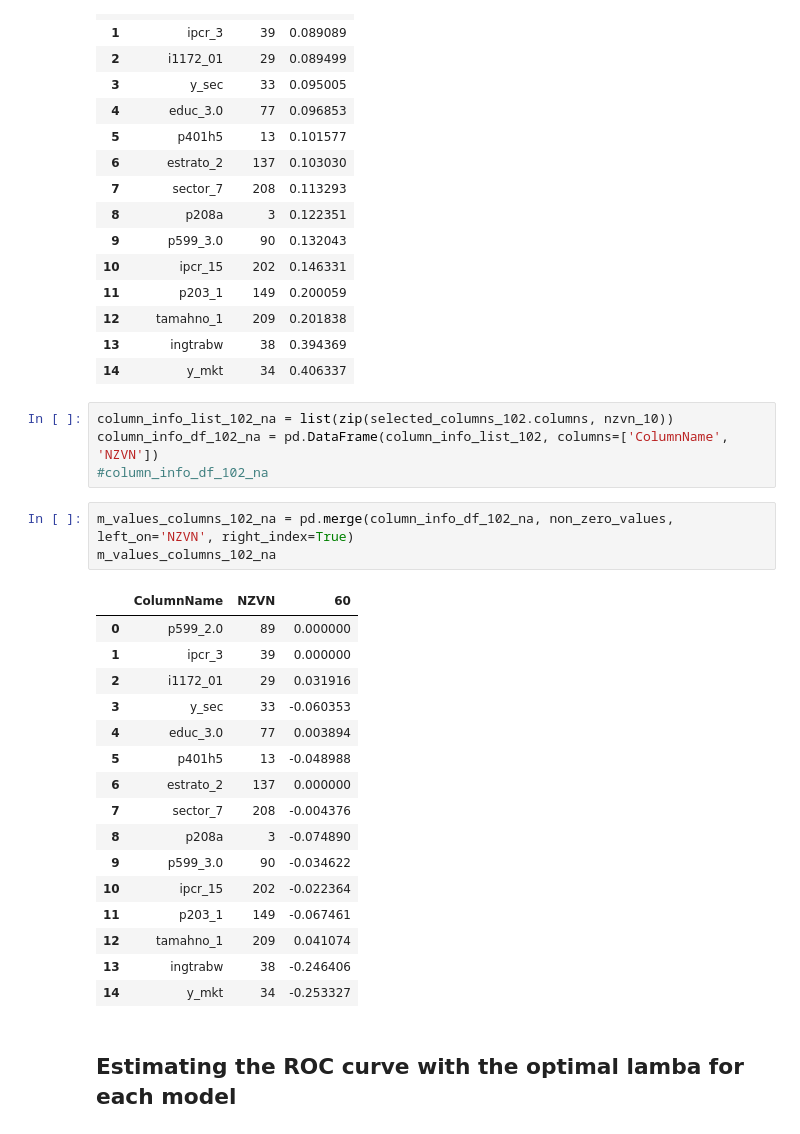
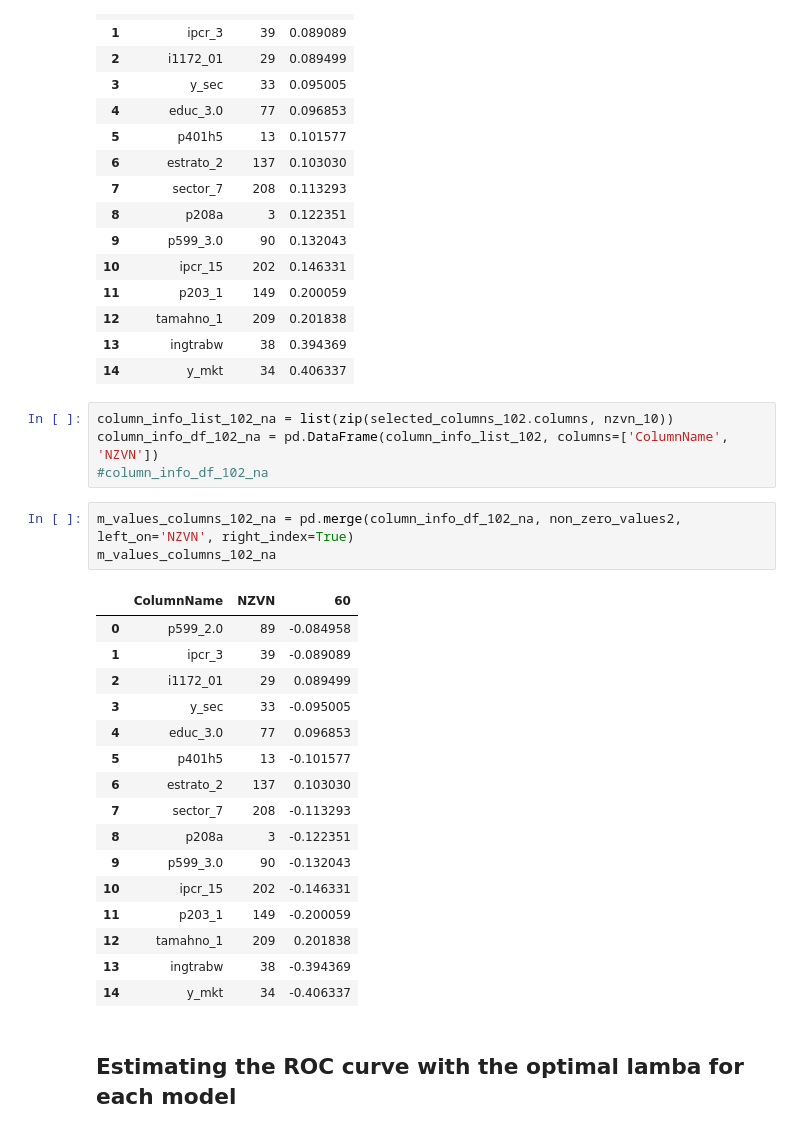
Before and after one commit to stephyriega/vulnerabilidad_empleo_urbano_mujeres, a Jupyter notebook: src/02_estimating_models/tesis_final_1_150224-replicating.ipynb, the cells around one changed output. Saved outputs shown, nothing was run; the diff lists cells and outputs as text.

```diff
--- a/src/02_estimating_models/tesis_final_1_150224-replicating.ipynb
+++ b/src/02_estimating_models/tesis_final_1_150224-replicating.ipynb
@@ -806,30 +806,30 @@ m_values_columns_102
 | 12 | tamahno_1 | 209 | 0.201838 |
 | 13 | ingtrabw | 38 | 0.394369 |
 | 14 | y_mkt | 34 | 0.406337 |
-# %%
-column_info_list_102_na = list(zip(selected_columns_102.columns, nzvn_10))
-column_info_df_102_na = pd.DataFrame(column_info_list_102, columns=['ColumnName', 'NZVN'])
-#column_info_df_102_na
-# %%
-m_values_columns_102_na = pd.merge(column_info_df_102_na, non_zero_values, left_on='NZVN', right_index=True)
-m_values_columns_102_na
-# %% [output]
-|  | ColumnName | NZVN | 60 |
-| 0 | p599_2.0 | 89 | 0.000000 |
-| 1 | ipcr_3 | 39 | 0.000000 |
-| 2 | i1172_01 | 29 | 0.031916 |
-| 3 | y_sec | 33 | -0.060353 |
-| 4 | educ_3.0 | 77 | 0.003894 |
-| 5 | p401h5 | 13 | -0.048988 |
-| 6 | estrato_2 | 137 | 0.000000 |
-| 7 | sector_7 | 208 | -0.004376 |
-| 8 | p208a | 3 | -0.074890 |
-| 9 | p599_3.0 | 90 | -0.034622 |
-| 10 | ipcr_15 | 202 | -0.022364 |
-| 11 | p203_1 | 149 | -0.067461 |
-| 12 | tamahno_1 | 209 | 0.041074 |
-| 13 | ingtrabw | 38 | -0.246406 |
-| 14 | y_mkt | 34 | -0.253327 |
+# %%
+column_info_list_102_na = list(zip(selected_columns_102.columns, nzvn_10))
+column_info_df_102_na = pd.DataFrame(column_info_list_102, columns=['ColumnName', 'NZVN'])
+#column_info_df_102_na
+# %%
+m_values_columns_102_na = pd.merge(column_info_df_102_na, non_zero_values2, left_on='NZVN', right_index=True)
+m_values_columns_102_na
+# %% [output]
+|  | ColumnName | NZVN | 60 |
+| 0 | p599_2.0 | 89 | -0.084958 |
+| 1 | ipcr_3 | 39 | -0.089089 |
+| 2 | i1172_01 | 29 | 0.089499 |
+| 3 | y_sec | 33 | -0.095005 |
+| 4 | educ_3.0 | 77 | 0.096853 |
+| 5 | p401h5 | 13 | -0.101577 |
+| 6 | estrato_2 | 137 | 0.103030 |
+| 7 | sector_7 | 208 | -0.113293 |
+| 8 | p208a | 3 | -0.122351 |
+| 9 | p599_3.0 | 90 | -0.132043 |
+| 10 | ipcr_15 | 202 | -0.146331 |
+| 11 | p203_1 | 149 | -0.200059 |
+| 12 | tamahno_1 | 209 | 0.201838 |
+| 13 | ingtrabw | 38 | -0.394369 |
+| 14 | y_mkt | 34 | -0.406337 |
 # %% [markdown]
 ## Estimating the ROC curve with the optimal lamba for each model
 # %% [markdown]
```
Also changed, not shown: parts of 4 cells of this notebook, 1 other file.
